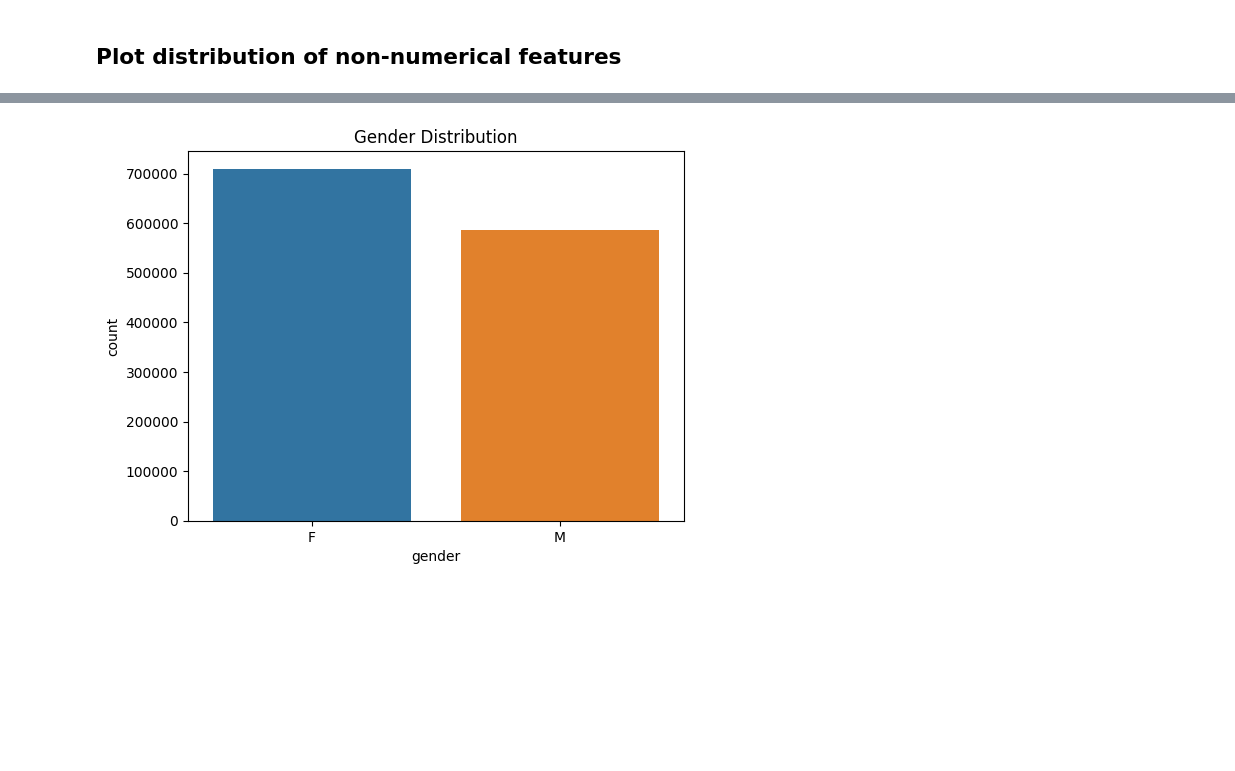
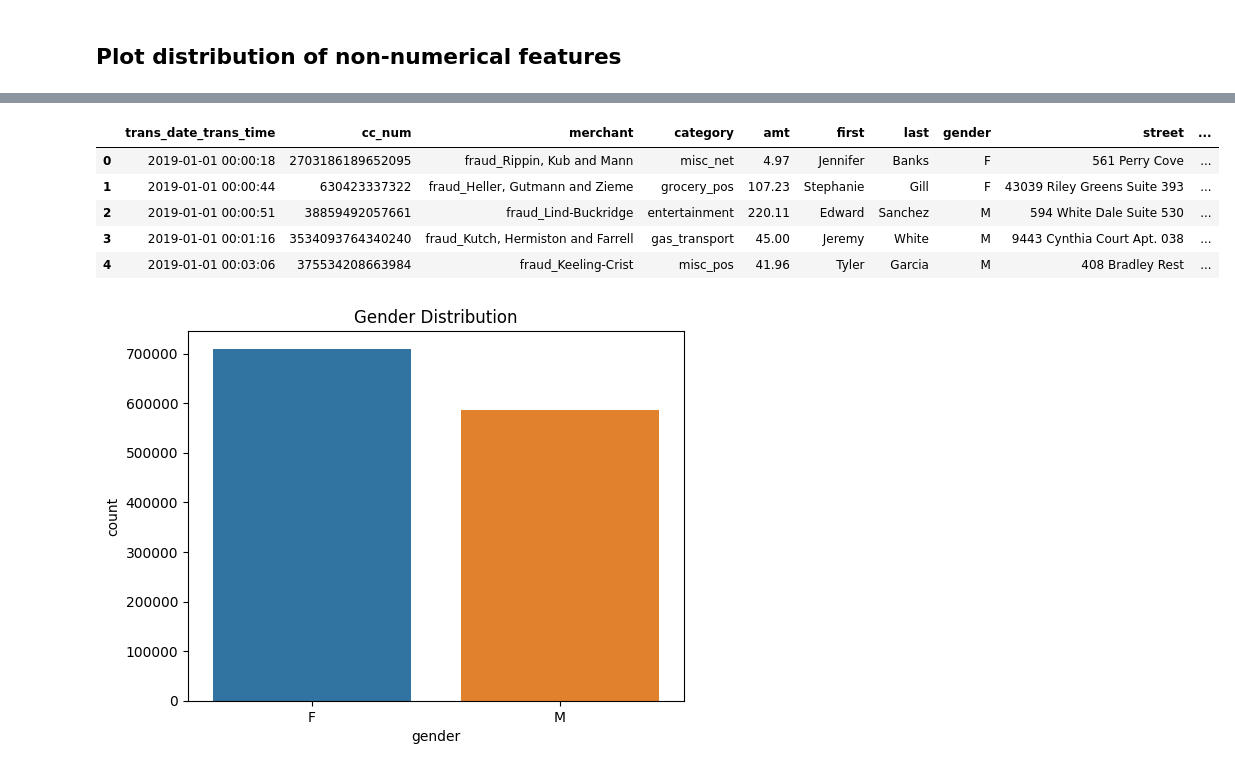
Before and after one commit to arthuralbarelli/ml-credit-card-fraud-detection, a Jupyter notebook: credit_card_fraud_exploratory_analysis.ipynb, the cells around one changed output, grey strips where cells are left out. Drawn from its saved outputs; the diff is of its cells as text; code cells hidden in the pictures; blank space fills up the shorter version.

```diff
--- a/credit_card_fraud_exploratory_analysis.ipynb
+++ b/credit_card_fraud_exploratory_analysis.ipynb
@@ -202,3 +155,12 @@ trans_num
+# %%
+fraud_data.head()
+# %% [output]
+|  | trans_date_trans_time | cc_num | merchant | category | amt | first | last | gender | street | ... |
+| 0 | 2019-01-01 00:00:18 | 2703186189652095 | fraud_Rippin, Kub and Mann | misc_net | 4.97 | Jennifer | Banks | F | 561 Perry Cove | ... |
+| 1 | 2019-01-01 00:00:44 | 630423337322 | fraud_Heller, Gutmann and Zieme | grocery_pos | 107.23 | Stephanie | Gill | F | 43039 Riley Greens Suite 393 | ... |
+| 2 | 2019-01-01 00:00:51 | 38859492057661 | fraud_Lind-Buckridge | entertainment | 220.11 | Edward | Sanchez | M | 594 White Dale Suite 530 | ... |
+| 3 | 2019-01-01 00:01:16 | 3534093764340240 | fraud_Kutch, Hermiston and Farrell | gas_transport | 45.00 | Jeremy | White | M | 9443 Cynthia Court Apt. 038 | ... |
+| 4 | 2019-01-01 00:03:06 | 375534208663984 | fraud_Keeling-Crist | misc_pos | 41.96 | Tyler | Garcia | M | 408 Bradley Rest | ... |
 # %%
 sns.countplot(x='gender', data=fraud_train)
 plt.title('Gender Distribution')
```
Also changed, not shown: parts of 12 cells of this notebook, 1 other file.
